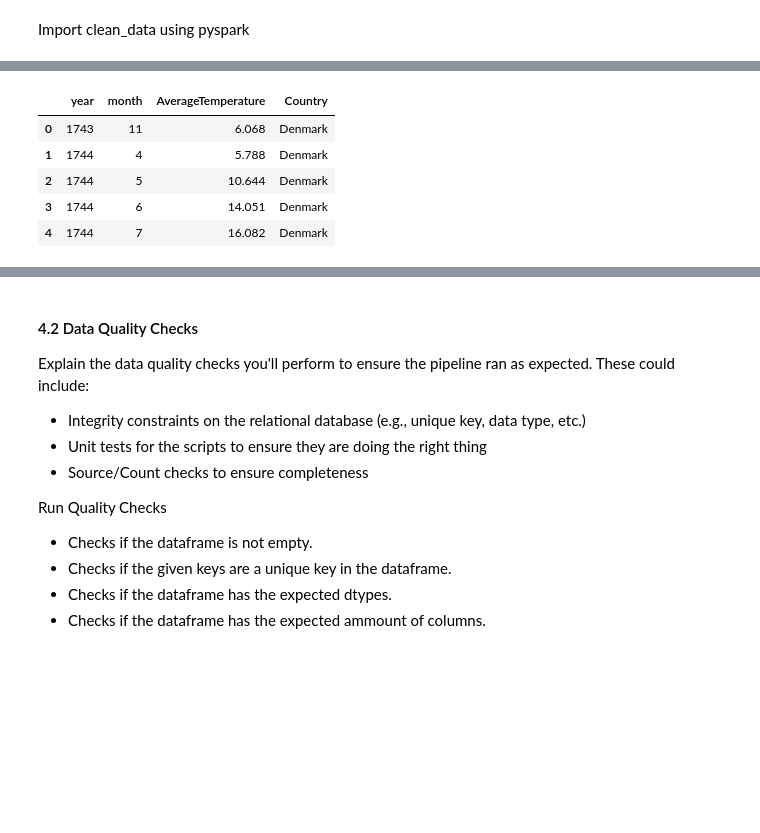
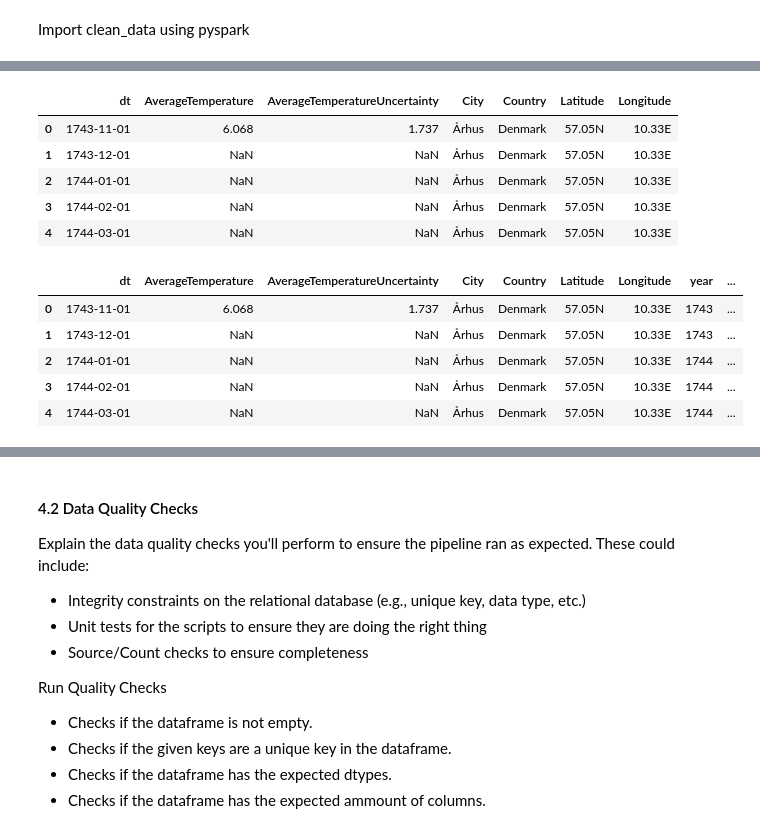
Before and after one commit to polarbeargo/Data-Engineering-Capstone-Project, a Jupyter notebook: Capstone Project Template.ipynb, the cells around one changed output, grey strips where cells are left out. Drawn from its saved outputs; the diff is of its cells as text; code cells hidden in the pictures; blank space fills up the shorter version.

Commit message:
feat: Pyspark create dimension Table

```diff
--- a/Capstone Project Template.ipynb
+++ b/Capstone Project Template.ipynb
@@ -185,5 +186,5 @@ spark = pyspark.sql.SparkSession.builder.appName("Capstone").getOrCreate()
 # %% [markdown]
 Import clean_data using pyspark
 # %%
-df = spark.read.option("header",True).csv("cleanData/clean_GlobalLandTemperaturesByCity.csv", inferSchema = True)
-df_globalTempeeratureByCountry = spark.read.option("header",True).csv("cleanData/GlobalLandTemperaturesByCountry.csv",inferSchema = True)
+df = spark.read.option("header",True).csv("../../data2/GlobalLandTemperaturesByCity.csv", inferSchema = True)
+# df_globalTempeeratureByCountry = spark.read.option("header",True).csv("cleanData/GlobalLandTemperaturesByCountry.csv",inferSchema = True)
@@ -194,9 +195,23 @@ DataFrame[year: int, month: int, AverageTemperature: double, Country: string]
 # %%
 df.limit(5).toPandas()
 # %% [output]
-|  | year | month | AverageTemperature | Country |
-| 0 | 1743 | 11 | 6.068 | Denmark |
-| 1 | 1744 | 4 | 5.788 | Denmark |
-| 2 | 1744 | 5 | 10.644 | Denmark |
-| 3 | 1744 | 6 | 14.051 | Denmark |
-| 4 | 1744 | 7 | 16.082 | Denmark |
+|  | dt | AverageTemperature | AverageTemperatureUncertainty | City | Country | Latitude | Longitude |
+| 0 | 1743-11-01 | 6.068 | 1.737 | Århus | Denmark | 57.05N | 10.33E |
+| 1 | 1743-12-01 | NaN | NaN | Århus | Denmark | 57.05N | 10.33E |
+| 2 | 1744-01-01 | NaN | NaN | Århus | Denmark | 57.05N | 10.33E |
+| 3 | 1744-02-01 | NaN | NaN | Århus | Denmark | 57.05N | 10.33E |
+| 4 | 1744-03-01 | NaN | NaN | Århus | Denmark | 57.05N | 10.33E |
+# %%
+from pyspark.sql.functions import year
+from pyspark.sql.functions import to_timestamp,date_format
+from pyspark.sql.functions import month
+from pyspark.sql.functions import col
+
+df.withColumn("dt",to_timestamp(col("dt"))).withColumn("year", date_format(col("dt"), "Y")).withColumn("dt",to_timestamp(col("dt"))).withColumn("month", date_format(col("dt"), "M")).limit(5).toPandas()
+# %% [output]
+|  | dt | AverageTemperature | AverageTemperatureUncertainty | City | Country | Latitude | Longitude | year | ... |
+| 0 | 1743-11-01 | 6.068 | 1.737 | Århus | Denmark | 57.05N | 10.33E | 1743 | ... |
+| 1 | 1743-12-01 | NaN | NaN | Århus | Denmark | 57.05N | 10.33E | 1743 | ... |
+| 2 | 1744-01-01 | NaN | NaN | Århus | Denmark | 57.05N | 10.33E | 1744 | ... |
+| 3 | 1744-02-01 | NaN | NaN | Århus | Denmark | 57.05N | 10.33E | 1744 | ... |
+| 4 | 1744-03-01 | NaN | NaN | Århus | Denmark | 57.05N | 10.33E | 1744 | ... |
```
Also changed, not shown: parts of 9 cells of this notebook.
